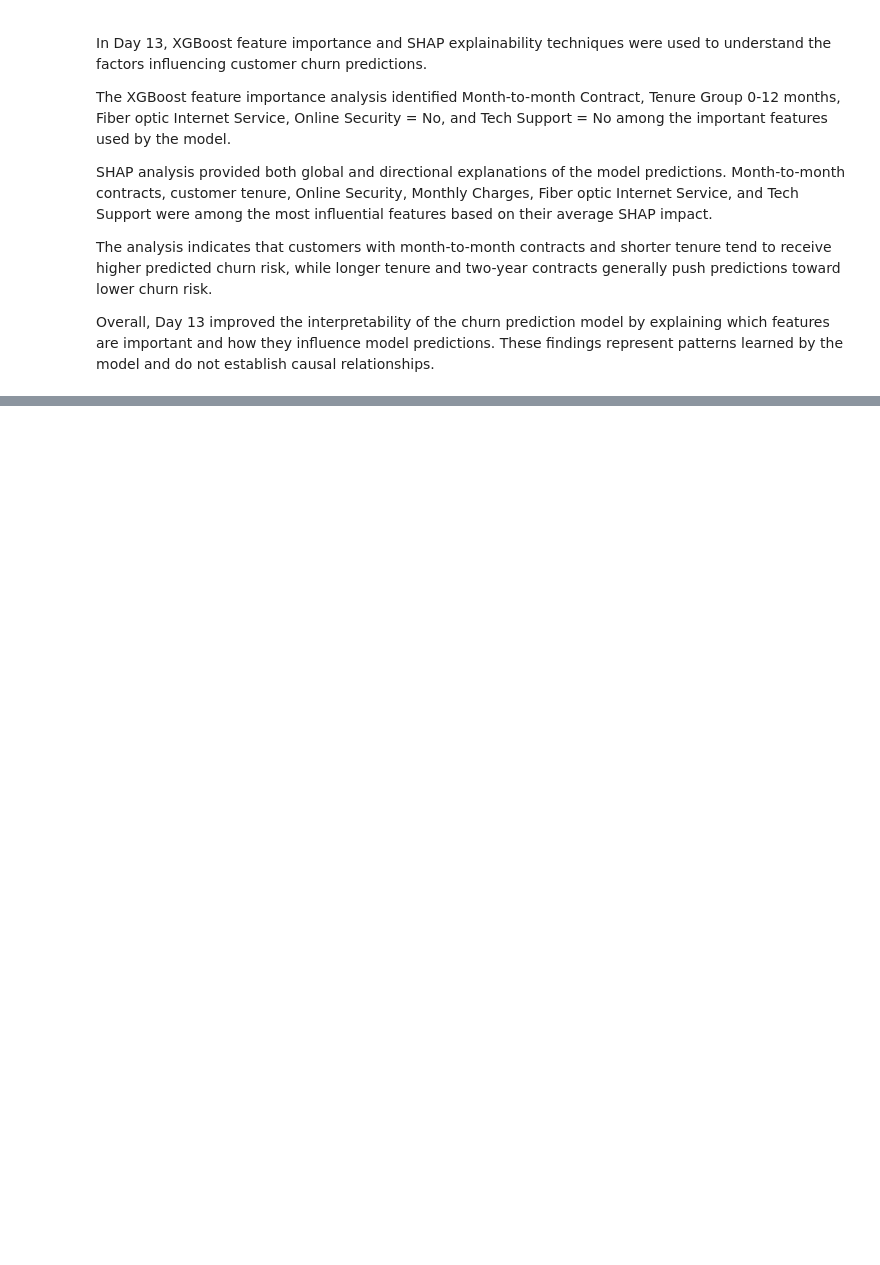
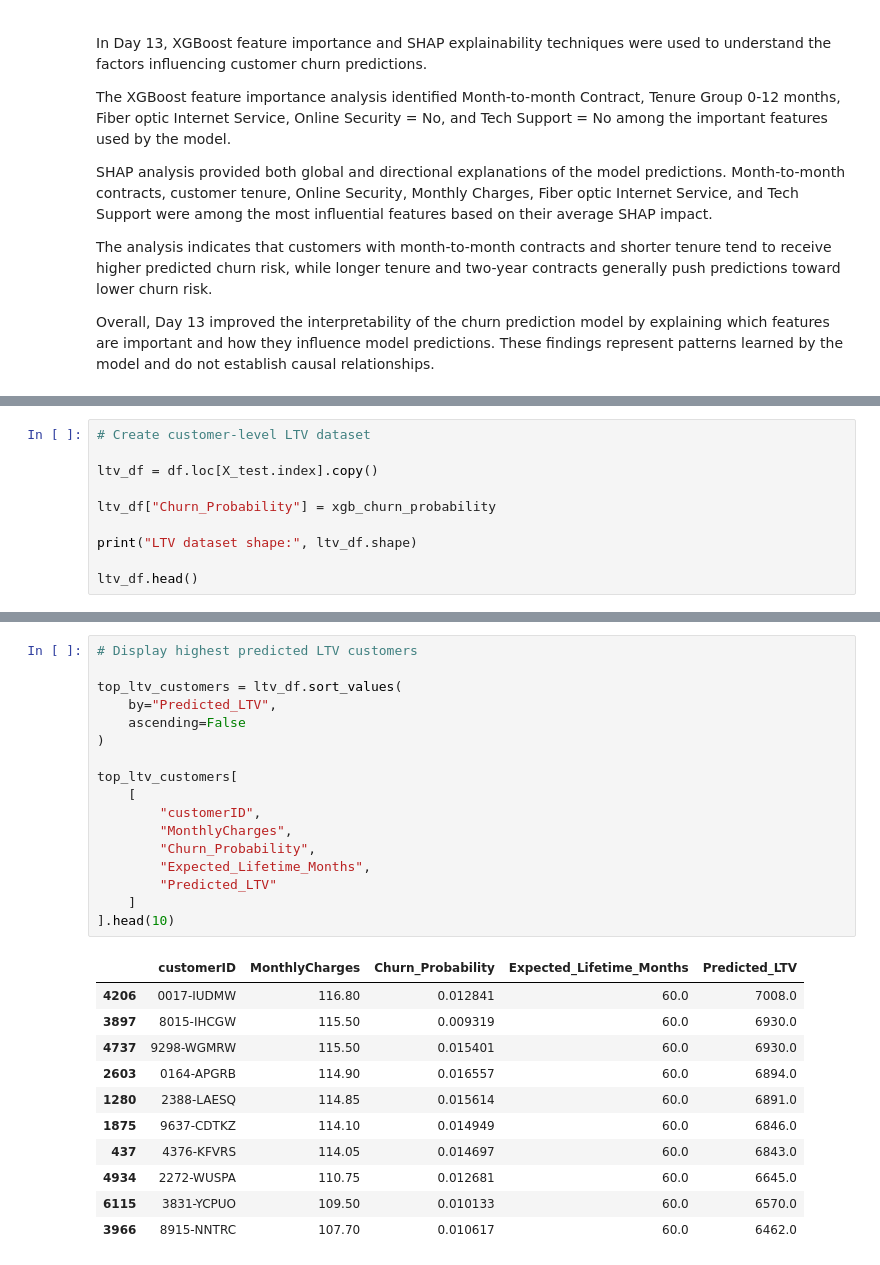
Before and after one commit to sagarsiddharth09-blip/customer-churn-LTV-engine, a Jupyter notebook: Akshay_Baseline_Analytics.ipynb, the cells around one changed output, grey strips where cells are left out. Saved outputs shown, nothing was run; the diff lists cells and outputs as text; blank space fills up the shorter version.

```diff
--- a/Akshay_Baseline_Analytics.ipynb
+++ b/Akshay_Baseline_Analytics.ipynb
@@ -3432,0 +3455,10 @@ Overall, Day 13 improved the interpretability of the churn prediction model by e
+# %%
+# Create customer-level LTV dataset
+
+ltv_df = df.loc[X_test.index].copy()
+
+ltv_df["Churn_Probability"] = xgb_churn_probability
+
+print("LTV dataset shape:", ltv_df.shape)
+
+ltv_df.head()
@@ -3432,0 +3541,29 @@ Overall, Day 13 improved the interpretability of the churn prediction model by e
+# %%
+# Display highest predicted LTV customers
+
+top_ltv_customers = ltv_df.sort_values(
+    by="Predicted_LTV",
+    ascending=False
+)
+
+top_ltv_customers[
+    [
+        "customerID",
+        "MonthlyCharges",
+        "Churn_Probability",
+        "Expected_Lifetime_Months",
+        "Predicted_LTV"
+    ]
+].head(10)
+# %% [output]
+|  | customerID | MonthlyCharges | Churn_Probability | Expected_Lifetime_Months | Predicted_LTV |
+| 4206 | 0017-IUDMW | 116.80 | 0.012841 | 60.0 | 7008.0 |
+| 3897 | 8015-IHCGW | 115.50 | 0.009319 | 60.0 | 6930.0 |
+| 4737 | 9298-WGMRW | 115.50 | 0.015401 | 60.0 | 6930.0 |
+| 2603 | 0164-APGRB | 114.90 | 0.016557 | 60.0 | 6894.0 |
+| 1280 | 2388-LAESQ | 114.85 | 0.015614 | 60.0 | 6891.0 |
+| 1875 | 9637-CDTKZ | 114.10 | 0.014949 | 60.0 | 6846.0 |
+| 437 | 4376-KFVRS | 114.05 | 0.014697 | 60.0 | 6843.0 |
+| 4934 | 2272-WUSPA | 110.75 | 0.012681 | 60.0 | 6645.0 |
+| 6115 | 3831-YCPUO | 109.50 | 0.010133 | 60.0 | 6570.0 |
+| 3966 | 8915-NNTRC | 107.70 | 0.010617 | 60.0 | 6462.0 |
```
Also changed, not shown: parts of 14 cells of this notebook.
